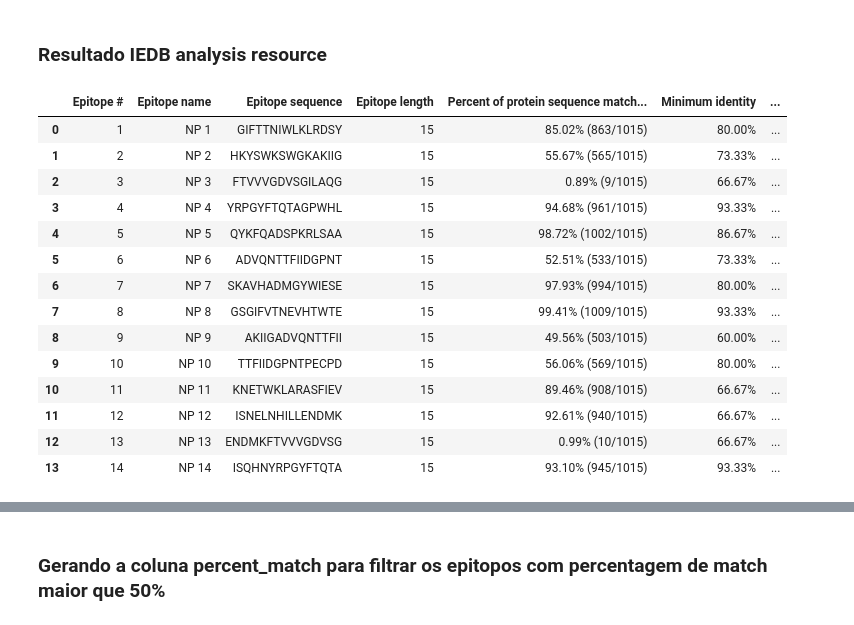
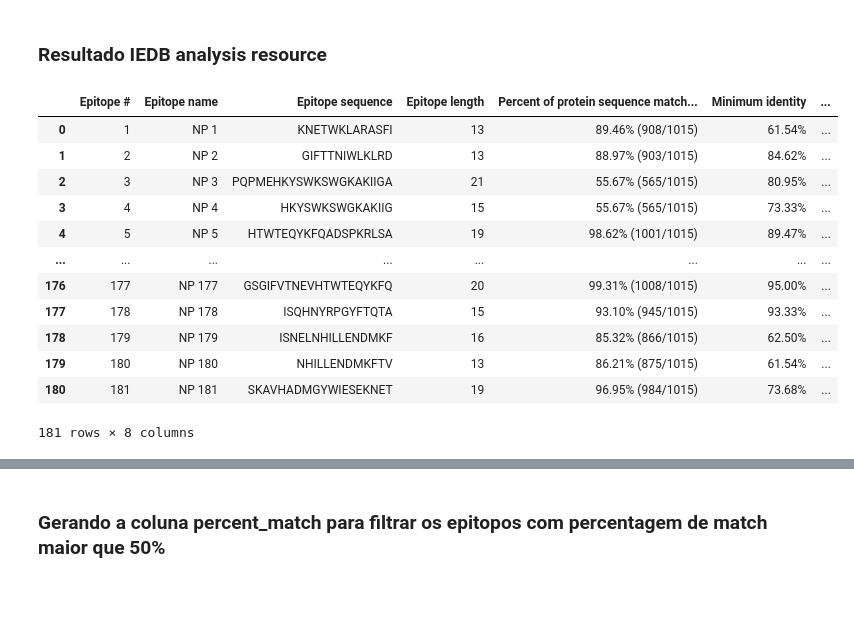
Before and after one commit to BuBitt/PIBIC-2026-DENV, a Jupyter notebook: Dados/DENV1/Epitopos/TCELL2_filter.ipynb, the cells around one changed output, grey strips where cells are left out. Drawn from its saved outputs; the diff is of its cells as text; code cells hidden in the pictures; blank space fills up the shorter version.

```diff
--- a/Dados/DENV1/Epitopos/TCELL2_filter.ipynb
+++ b/Dados/DENV1/Epitopos/TCELL2_filter.ipynb
@@ -162,21 +151,19 @@ Name: peptide, dtype: str
 # %% [markdown]
 ### Resultado IEDB analysis resource
 # %%
-conservacy_result = pd.read_csv('./ConservancyResult.csv')
+conservacy_result = pd.read_csv('./ConservancyResult_tcell_2.csv')
 conservacy_result
 # %% [output]
 |  | Epitope # | Epitope name | Epitope sequence | Epitope length | Percent of protein sequence match... | Minimum identity | ... |
-| 0 | 1 | NP 1 | GIFTTNIWLKLRDSY | 15 | 85.02% (863/1015) | 80.00% | ... |
-| 1 | 2 | NP 2 | HKYSWKSWGKAKIIG | 15 | 55.67% (565/1015) | 73.33% | ... |
-| 2 | 3 | NP 3 | FTVVVGDVSGILAQG | 15 | 0.89% (9/1015) | 66.67% | ... |
-| 3 | 4 | NP 4 | YRPGYFTQTAGPWHL | 15 | 94.68% (961/1015) | 93.33% | ... |
-| 4 | 5 | NP 5 | QYKFQADSPKRLSAA | 15 | 98.72% (1002/1015) | 86.67% | ... |
-| 5 | 6 | NP 6 | ADVQNTTFIIDGPNT | 15 | 52.51% (533/1015) | 73.33% | ... |
-| 6 | 7 | NP 7 | SKAVHADMGYWIESE | 15 | 97.93% (994/1015) | 80.00% | ... |
-| 7 | 8 | NP 8 | GSGIFVTNEVHTWTE | 15 | 99.41% (1009/1015) | 93.33% | ... |
-| 8 | 9 | NP 9 | AKIIGADVQNTTFII | 15 | 49.56% (503/1015) | 60.00% | ... |
-| 9 | 10 | NP 10 | TTFIIDGPNTPECPD | 15 | 56.06% (569/1015) | 80.00% | ... |
-| 10 | 11 | NP 11 | KNETWKLARASFIEV | 15 | 89.46% (908/1015) | 66.67% | ... |
-| 11 | 12 | NP 12 | ISNELNHILLENDMK | 15 | 92.61% (940/1015) | 66.67% | ... |
-| 12 | 13 | NP 13 | ENDMKFTVVVGDVSG | 15 | 0.99% (10/1015) | 66.67% | ... |
-| 13 | 14 | NP 14 | ISQHNYRPGYFTQTA | 15 | 93.10% (945/1015) | 93.33% | ... |
+| 0 | 1 | NP 1 | KNETWKLARASFI | 13 | 89.46% (908/1015) | 61.54% | ... |
+| 1 | 2 | NP 2 | GIFTTNIWLKLRD | 13 | 88.97% (903/1015) | 84.62% | ... |
+| 2 | 3 | NP 3 | PQPMEHKYSWKSWGKAKIIGA | 21 | 55.67% (565/1015) | 80.95% | ... |
+| 3 | 4 | NP 4 | HKYSWKSWGKAKIIG | 15 | 55.67% (565/1015) | 73.33% | ... |
+| 4 | 5 | NP 5 | HTWTEQYKFQADSPKRLSA | 19 | 98.62% (1001/1015) | 89.47% | ... |
+| ... | ... | ... | ... | ... | ... | ... | ... |
+| 176 | 177 | NP 177 | GSGIFVTNEVHTWTEQYKFQ | 20 | 99.31% (1008/1015) | 95.00% | ... |
+| 177 | 178 | NP 178 | ISQHNYRPGYFTQTA | 15 | 93.10% (945/1015) | 93.33% | ... |
+| 178 | 179 | NP 179 | ISNELNHILLENDMKF | 16 | 85.32% (866/1015) | 62.50% | ... |
+| 179 | 180 | NP 180 | NHILLENDMKFTV | 13 | 86.21% (875/1015) | 61.54% | ... |
+| 180 | 181 | NP 181 | SKAVHADMGYWIESEKNET | 19 | 96.95% (984/1015) | 73.68% | ... |
+181 rows × 8 columns
```
Also changed, not shown: parts of 10 cells of this notebook, 21 other files.
